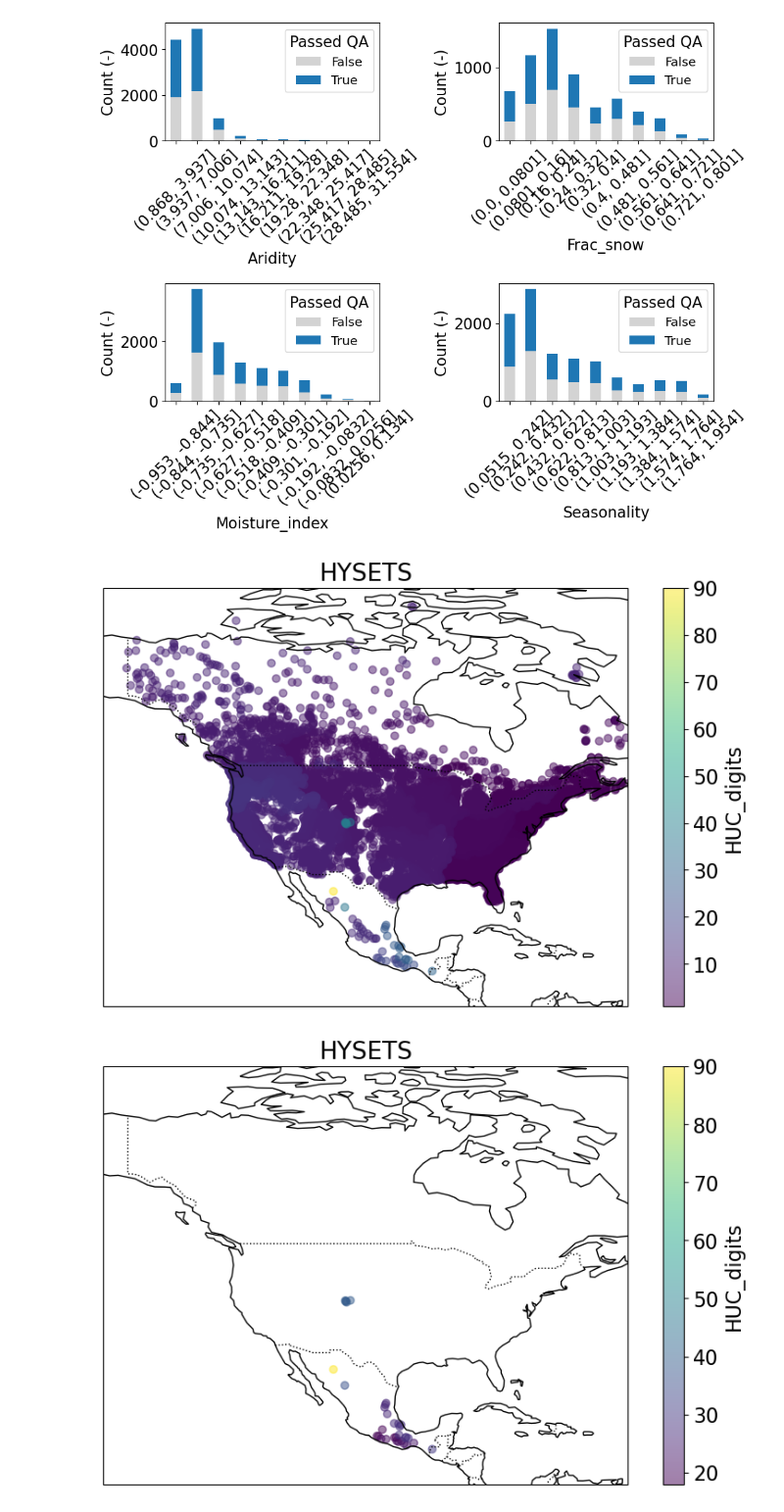
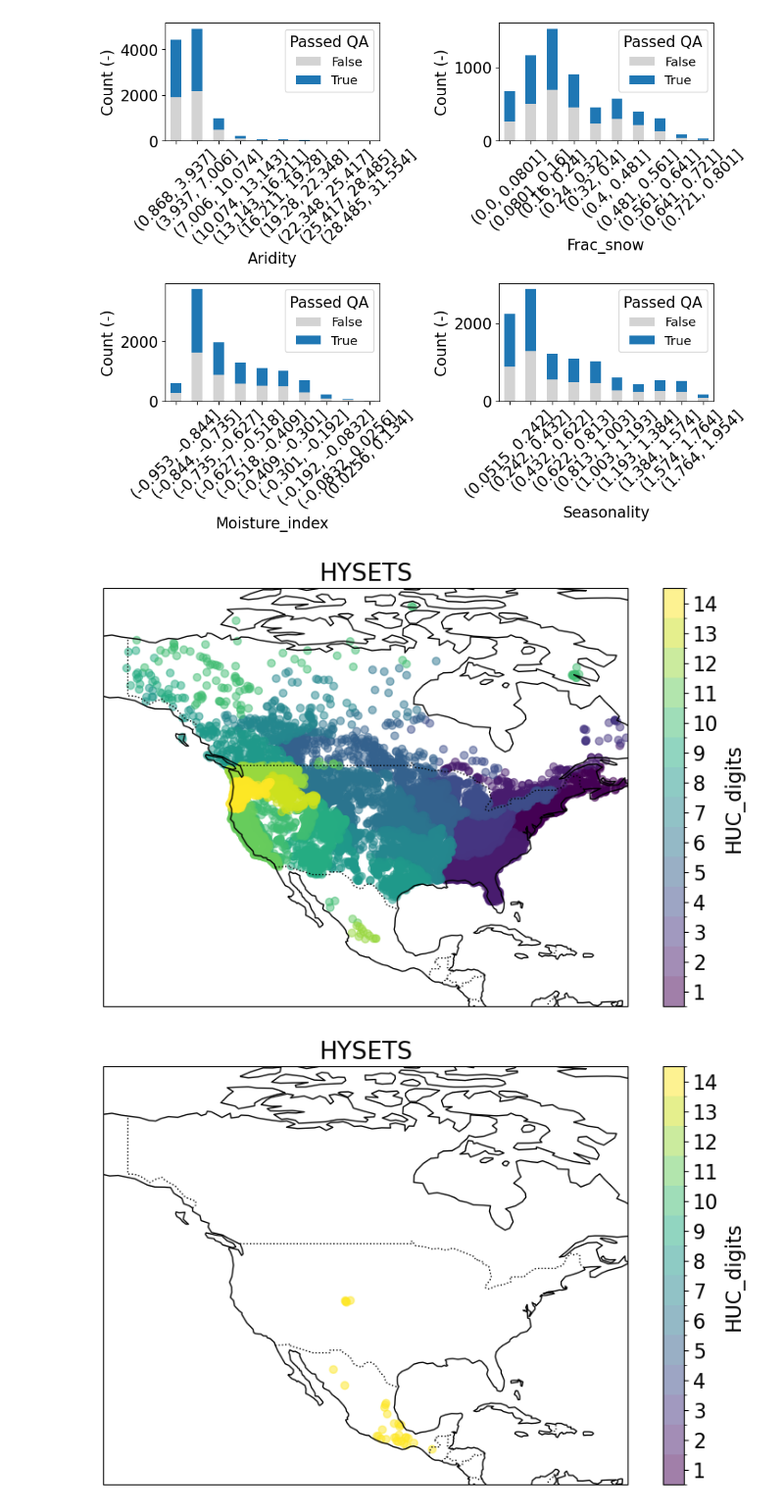
Before and after one commit to RY4GIT/signature-prediction, a Jupyter notebook: sandbox/check_caravan_qa_plot.ipynb, the cells around one changed output. Shown at 98% size. Drawn from its saved outputs; the diff is of its cells as text; code cells hidden in the pictures.

```diff
--- a/sandbox/check_caravan_qa_plot.ipynb
+++ b/sandbox/check_caravan_qa_plot.ipynb
@@ -295,40 +295,41 @@ plot_boolean_counts(hysets_qa, variables)
 def plot_map(df, varname):
 
     # Set up the map
     fig = plt.figure(figsize=(10, 6))
     ax = fig.add_subplot(1, 1, 1, projection=ccrs.PlateCarree())
 
     # Add map features
     ax.add_feature(cfeature.COASTLINE)
     ax.add_feature(cfeature.BORDERS, linestyle=':')
 
     # Set extent to CONUS
     # ax.set_extent([-124.85, -66.95, 24.396308, 49.384358])
     ax.set_extent([-145, -60, 10, 74])  # Adjusted to include Alaska and Puerto Rico
     # ax.set_extent([-130, -60, 30, 75])
     # Plotting the filtered data
+
     # Define the boundaries for each color and normalize
-    # n_colors = 14  # Number of discrete colors
-    # cmap = plt.get_cmap('viridis', n_colors)  # Get a colormap with n discrete colors
-    # boundaries = np.arange(0.5, n_colors+1.5, 1)  # Creates boundaries for 1 to 14
-    # norm = BoundaryNorm(boundaries, n_colors)
+    n_colors = 14  # Number of discrete colors
+    cmap = plt.get_cmap('viridis', n_colors)  # Get a colormap with n discrete colors
+    boundaries = np.arange(0.5, n_colors+1.5, 1)  # Creates boundaries for 1 to 14
+    norm = BoundaryNorm(boundaries, n_colors)
 
-    # scatter=ax.scatter(df['gauge_lon'], df['gauge_lat'], c=df[varname], alpha=0.5, cmap=cmap, norm=norm)
-    # cb = plt.colorbar(scatter, ax=ax, boundaries=boundaries, ticks=np.arange(1, 15), spacing='proportional')
-    scatter=ax.scatter(df['gauge_lon'], df['gauge_lat'], c=df[varname], alpha=0.5)
-    cb = plt.colorbar(scatter, ax=ax)
+    scatter=ax.scatter(df['gauge_lon'], df['gauge_lat'], c=df[varname], alpha=0.5, cmap=cmap, norm=norm)
+    cb = plt.colorbar(scatter, ax=ax, boundaries=boundaries, ticks=np.arange(1, 15), spacing='proportional')
+    # scatter=ax.scatter(df['gauge_lon'], df['gauge_lat'], c=df[varname], alpha=0.5)
+    # cb = plt.colorbar(scatter, ax=ax)
     # Create a colorbar
 
     cb.set_label(varname)
     ax.set_title("HYSETS")
 
     # Show the plot
     plt.show()
 
 from matplotlib.colors import ListedColormap, BoundaryNorm
 attrs_geo['HUC_digits'] = attrs_geo['HUC'].astype(int)
 plot_map(attrs_geo[attrs_geo["HUC_digits"]<15].copy(), "HUC_digits")
 plot_map(attrs_geo[attrs_geo["HUC_digits"]>14].copy(), "HUC_digits")
 # %% [output]
-[figure, old version]
+[figure, new version]
-[figure, old version]
+[figure, new version]
```
Also changed, not shown: parts of 1 cell of this notebook, 4 other files.
